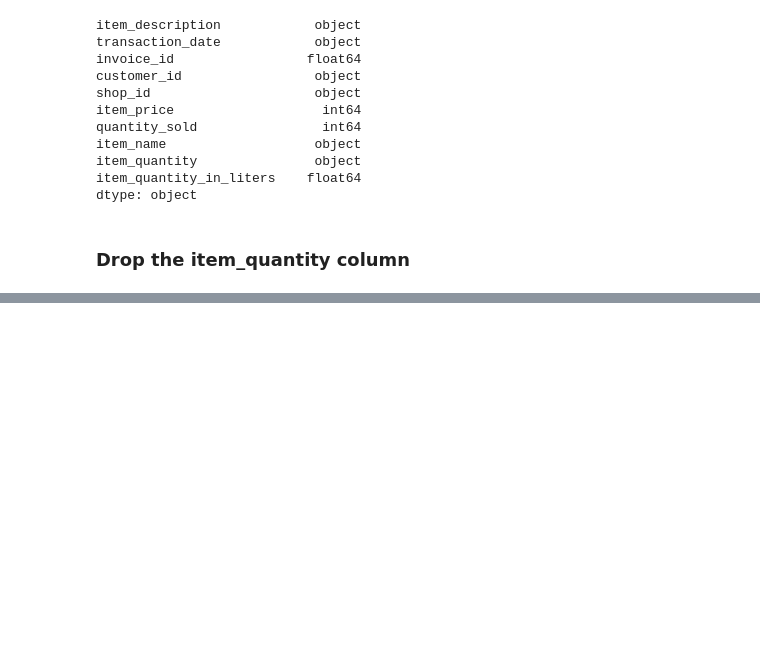
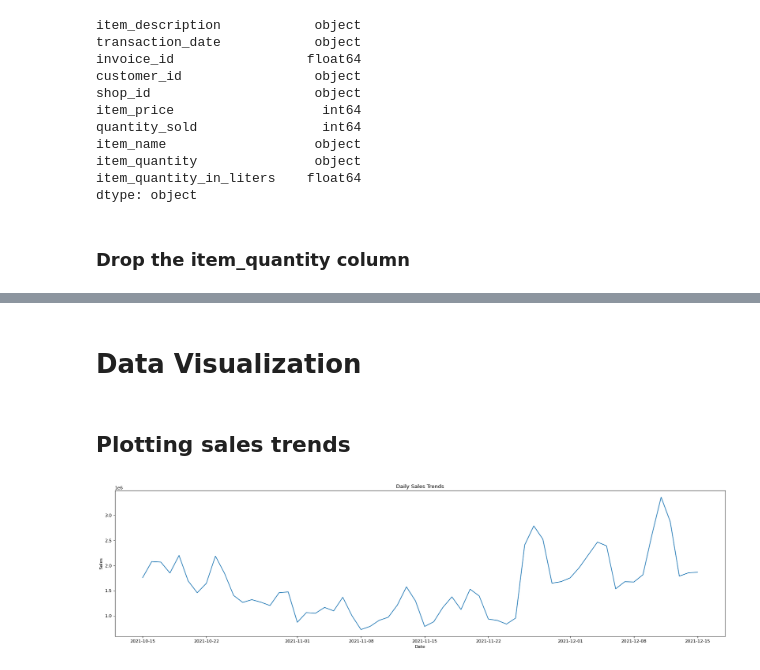
Before and after one commit to joelsathi/DataStorm-4.0-BrainLeftException, a Jupyter notebook: 25-04-2023/mynotebook.ipynb, the cells around one changed output, grey strips where cells are left out. Drawn from its saved outputs; the diff is of its cells as text; code cells hidden in the pictures; blank space fills up the shorter version.

Commit message:
sales trend plot

```diff
--- a/25-04-2023/mynotebook.ipynb
+++ b/25-04-2023/mynotebook.ipynb
@@ -135,3 +136,20 @@ train_df.head()
 | 2 | TONIC PET 500ML | 2021-12-13T00:00:00.000Z | 484.0 | VN7V | SHOP008 | 160 | 2 | ... |
 | 3 | CREAM SODA 1L | 2021-12-13T00:00:00.000Z | 484.0 | VN7V | SHOP008 | 150 | 2 | ... |
 | 4 | STRAWBERRY MILK 180ML | 2021-10-23T00:00:00.000Z | 1310.0 | 7S00 | SHOP112 | 210 | 5 | ... |
+# %% [markdown]
+# Data Visualization
+# %% [markdown]
+## Plotting sales trends
+# %%
+historical_transaction_data['transaction_date'] = pd.to_datetime(historical_transaction_data['transaction_date'])
+
+daily_sales = historical_transaction_data[historical_transaction_data["transaction_date"].dt.year == 2021].groupby('transaction_date')['item_price'].sum()
+
+plt.figure(figsize=(25, 6), dpi=80)
+plt.plot(daily_sales.index, daily_sales.values)
+plt.title("Daily Sales Trends")
+plt.xlabel("Date")
+plt.ylabel("Sales")
+plt.show()
+# %% [output]
+[figure, added]
```
Also changed, not shown: parts of 1 cell of this notebook.
